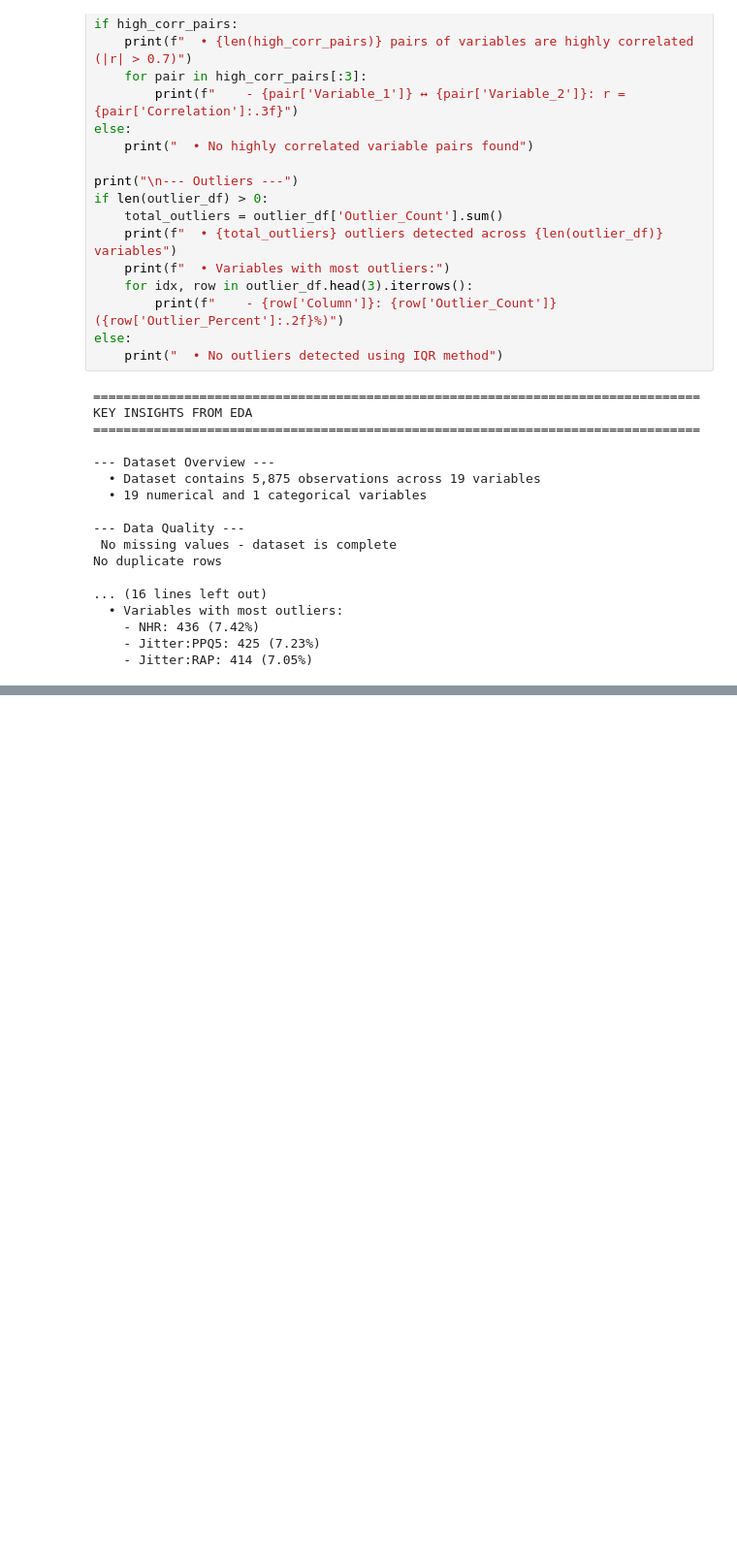
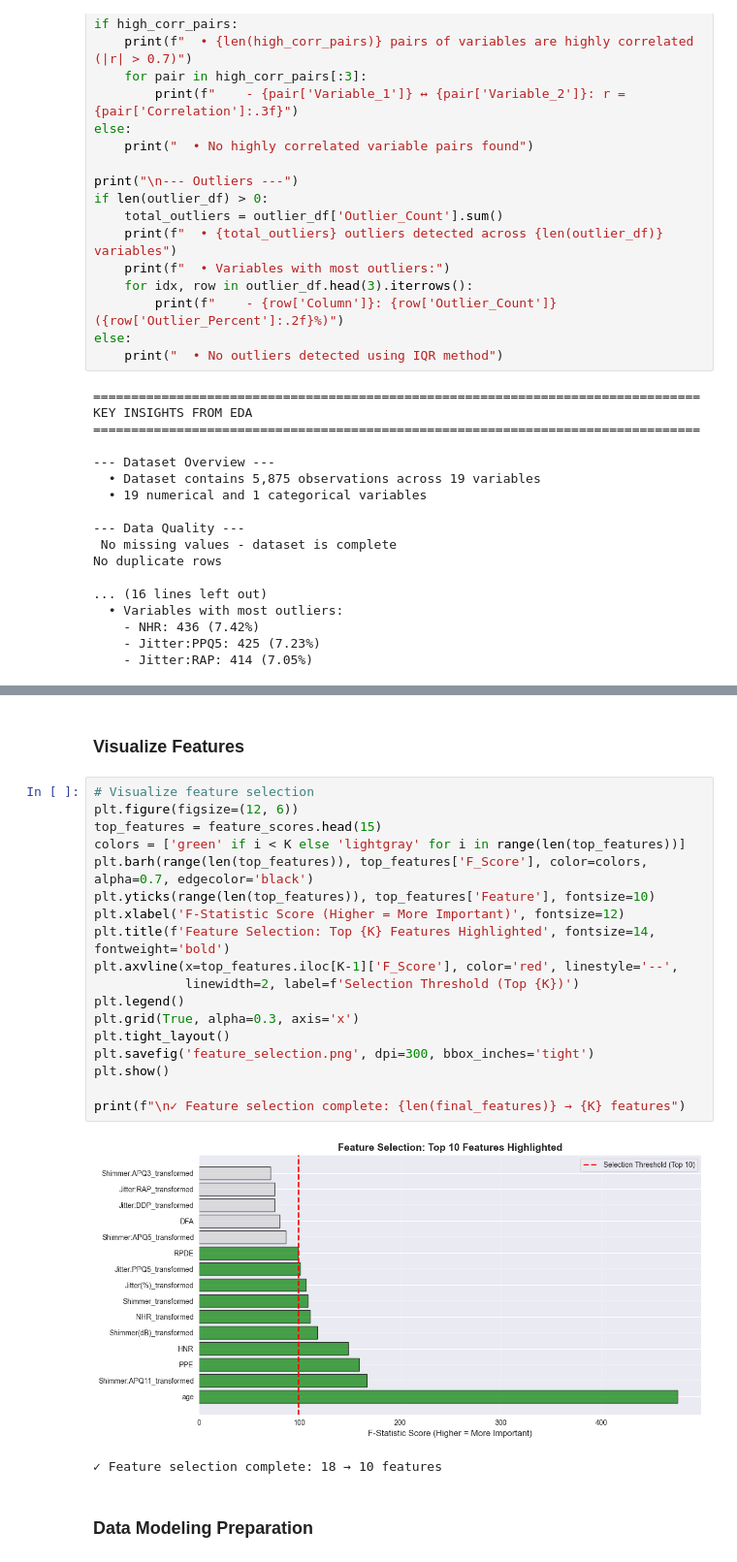
Before and after one commit to KBasdeo/CS668-Parkinsons, a Jupyter notebook: cs668-parkinsons-severity.ipynb, the cells around one changed output, grey strips where cells are left out. Shown at 97% size. Cells and saved outputs as stored; diff of their text form; blank space fills up the shorter version.

```diff
--- a/cs668-parkinsons-severity.ipynb
+++ b/cs668-parkinsons-severity.ipynb
@@ -638,0 +813,25 @@ No duplicate rows
+# %% [markdown]
+### Visualize Features
+# %%
+# Visualize feature selection
+plt.figure(figsize=(12, 6))
+top_features = feature_scores.head(15)
+colors = ['green' if i < K else 'lightgray' for i in range(len(top_features))]
+plt.barh(range(len(top_features)), top_features['F_Score'], color=colors, alpha=0.7, edgecolor='black')
+plt.yticks(range(len(top_features)), top_features['Feature'], fontsize=10)
+plt.xlabel('F-Statistic Score (Higher = More Important)', fontsize=12)
+plt.title(f'Feature Selection: Top {K} Features Highlighted', fontsize=14, fontweight='bold')
+plt.axvline(x=top_features.iloc[K-1]['F_Score'], color='red', linestyle='--',
+            linewidth=2, label=f'Selection Threshold (Top {K})')
+plt.legend()
+plt.grid(True, alpha=0.3, axis='x')
+plt.tight_layout()
+plt.savefig('feature_selection.png', dpi=300, bbox_inches='tight')
+plt.show()
+
+print(f"\n✓ Feature selection complete: {len(final_features)} → {K} features")
+# %% [output]
+[figure, added]
+✓ Feature selection complete: 18 → 10 features
+# %% [markdown]
+### Data Modeling Preparation
```
Also changed, not shown: parts of 17 cells of this notebook.
